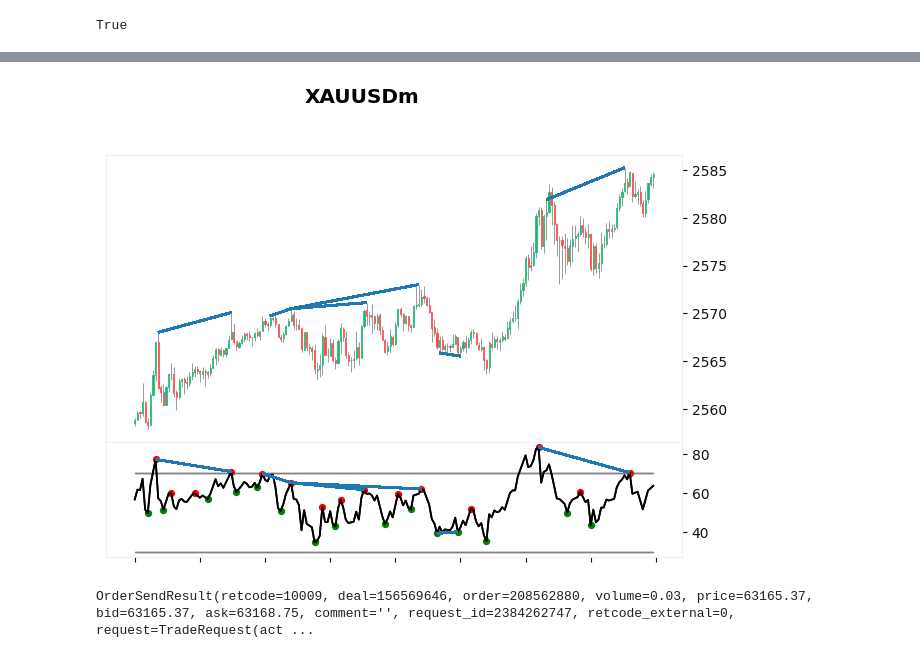
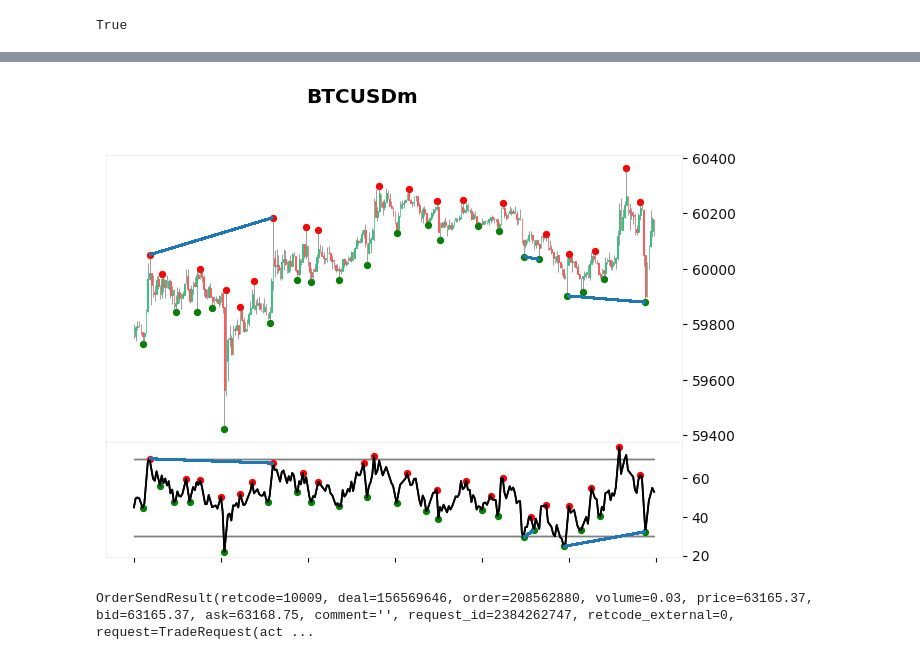
Before and after one commit to nguyenvantat1182002/rsi-signal-bot, a Jupyter notebook: rsi-signal-bot.ipynb, the cells around one changed output, grey strips where cells are left out. Cells and saved outputs as stored; diff of their text form; code cells hidden in the pictures.

```diff
--- a/rsi-signal-bot.ipynb
+++ b/rsi-signal-bot.ipynb
@@ -105,12 +120,10 @@ df['time'] = pd.to_datetime(df['time'], unit='s')
 df['rsi'] = ta.rsi(df['close'], 14)
 df['atr'] = ta.atr(df['high'], df['low'], df['close'], 14)
 
-dochian = ta.donchian(df['high'], df['low'])
-
 df.dropna(inplace=True)
 
 window_size = 5
 df['rsi_pivot_high'] = df['rsi'] == df['rsi'].rolling(2 * window_size + 1, center=True).max()
 df['rsi_pivot_low'] = df['rsi'] == df['rsi'].rolling(2 * window_size + 1, center=True).min()
-
-dochian
+df['pivot_high'] = df['high'] == df['high'].rolling(2 * window_size + 1, center=True).max()
+df['pivot_low'] = df['low'] == df['low'].rolling(2 * window_size + 1, center=True).min()
@@ -131,39 +130,43 @@ dochian
 # %%
-df = df.tail(200)
+df = df.tail(300)
 df.set_index(df['time'], inplace=True)
 
 price_lines, rsi_lines = detect_divergence(df)
 
 rsi_pivot_highs = np.where(df['rsi_pivot_high'], df['rsi'], np.nan)
 rsi_pivot_lows = np.where(df['rsi_pivot_low'], df['rsi'], np.nan)
+pivot_highs = np.where(df['pivot_high'], df['high'], np.nan)
+pivot_lows = np.where(df['pivot_low'], df['low'], np.nan)
 
 plots = [
     mpf.make_addplot(df['rsi'], panel=1, color='black', fill_between=dict(y1=30, y2=30, color="gray")),
     mpf.make_addplot(df['rsi'], panel=1, color='black', fill_between=dict(y1=70, y2=70, color="gray")),
     mpf.make_addplot(rsi_pivot_highs, panel=1, color='red', type='scatter'),
     mpf.make_addplot(rsi_pivot_lows, panel=1, color='green', type='scatter'),
+    mpf.make_addplot(pivot_highs, panel=0, color='red', type='scatter'),
+    mpf.make_addplot(pivot_lows, panel=0, color='green', type='scatter'),
 
 ]
 
 style = mpf.make_mpf_style(base_mpf_style='yahoo', rc={'grid.alpha':0}, figcolor='#fff', facecolor="#fff")
 _, axs = mpf.plot(
     df,
-    title='XAUUSDm',
+    title='BTCUSDm',
     type='candle',
     style=style,
     volume=False,
     ylabel='',
     ylabel_lower='',
     datetime_format='',
     addplot=plots,
     returnfig=True,
     alines=dict(alines=price_lines)
 )
 
 rsi_lines = mpf._utils._construct_aline_collections(dict(alines=rsi_lines), df.index)
 axs[2].add_collection(rsi_lines);
 # %% [output]
-[figure, old version]
+[figure, new version]
 # %%
 symbol = 'BTCUSD'
 risk_amount = 30
```
Also changed, not shown: parts of 2 cells of this notebook, 2 other files.
